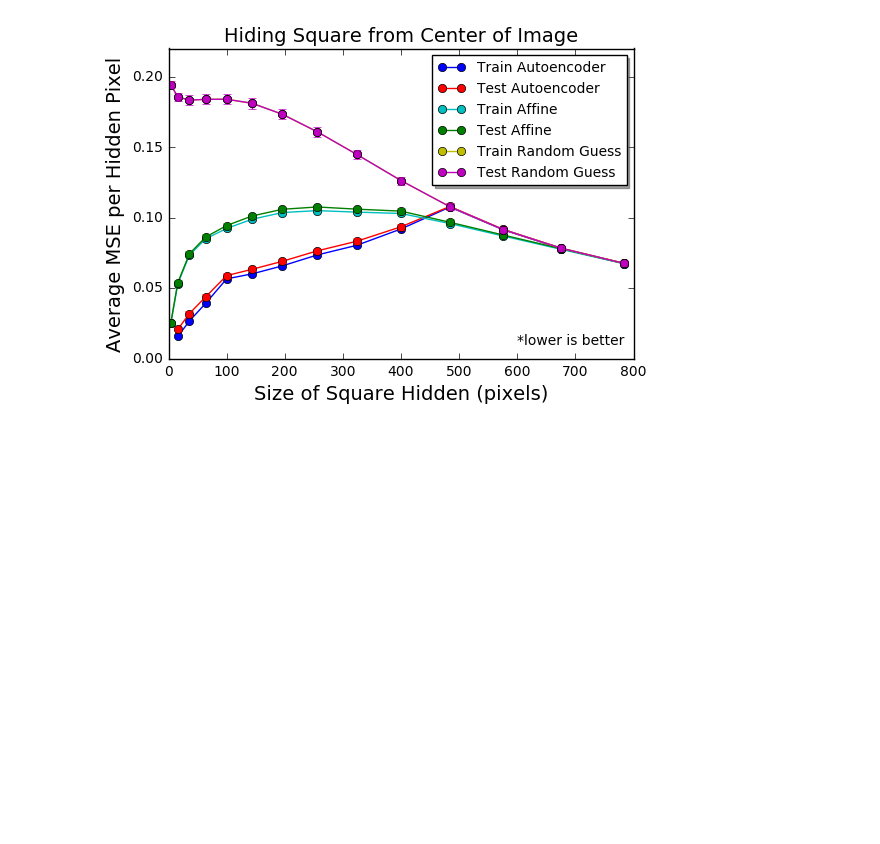
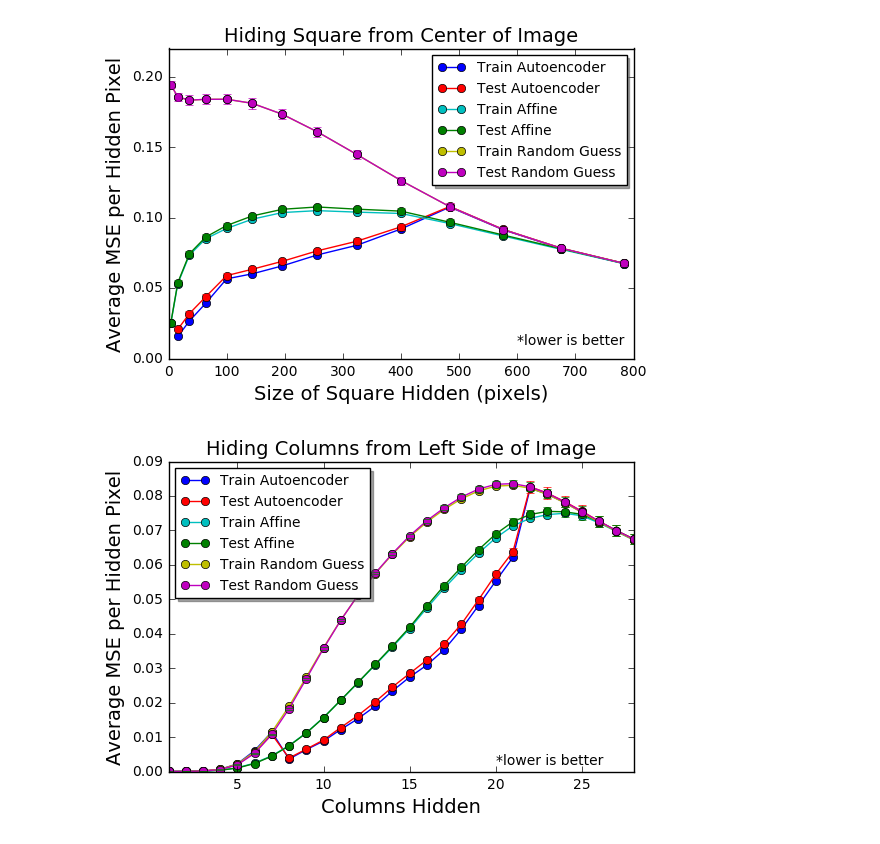
Before and after one commit to dxyang/Thesis, a Jupyter notebook: Fall16_Figures.ipynb, the cells around one changed output. Saved outputs shown, nothing was run; the diff lists cells and outputs as text; code cells hidden in the pictures; blank space fills up the shorter version.

```diff
--- a/Fall16_Figures.ipynb
+++ b/Fall16_Figures.ipynb
@@ -145,3 +145,15 @@ plt.xlabel("Size of Square Hidden (pixels)", fontsize=14)
 plt.show()
 # %% [output]
 [figure]
+# %%
+# going from left to right instead of right to left
+# this data is on the poster
+data_test_costs_columns_fromLeft = np.load('data_test_costs_ncols_fromLeft.npy')
+data_train_costs_columns_fromLeft = np.load('data_train_costs_ncols_fromLeft.npy')
+data_mses_testSplits_columns_fromLeft = np.load('data_mses_testSplits_ncols_fromLeft.npy')
+
+splitMeans_columns_fromLeft = np.zeros(28)
+splitStddev_columns_fromLeft = np.zeros(28)
+for i in range(28):
+    splitMeans_columns_fromLeft[i] = np.mean(data_mses_testSplits_columns_fromLeft[i])
+    splitStddev_columns_fromLeft[i] = np.std(data_mses_testSplits_columns_fromLeft[i])
@@ -147,0 +181,34 @@ plt.show()
+# %%
+# plot test accuracy
+fig, ax = plt.subplots()
+plt.figure(1)
+
+numColsIdxs = np.arange(1,29)
+
+plt.plot(numColsIdxs, data_train_costs_columns_fromLeft, '-o', c='b', label='Train Autoencoder')
+plt.plot(numColsIdxs, splitMeans_columns_fromLeft, '-o', c='r', label='Test Autoencoder')
+plt.errorbar(numColsIdxs, splitMeans_columns_fromLeft, yerr=splitStddev_columns_fromLeft, linestyle='', c='r')
+
+plt.plot(numColsIdxs, train_mmse_removecols_fromLeft, '-o', c='c', label='Train Affine')
+plt.plot(numColsIdxs, test_mmse_means_removecols_fromLeft, '-o', c='g', label='Test Affine')
+plt.errorbar(numColsIdxs, test_mmse_means_removecols_fromLeft, yerr=test_mmse_stddevs_removecols_fromLeft, linestyle='', c='g')
+
+plt.plot(numColsIdxs, train_mmse_avgImage_removecols_fromLeft, '-o', c='y', label='Train Random Guess')
+plt.plot(numColsIdxs, test_mmse_means_avgImage_removecols_fromLeft, '-o', c='m', label='Test Random Guess')
+plt.errorbar(numColsIdxs, test_mmse_means_avgImage_removecols_fromLeft, yerr=test_mmse_stddevs_removecols_fromLeft, linestyle='', c='g')
+
+legend = ax.legend(loc='best', shadow=True, fontsize=10)
+
+plt.autoscale(enable=True, axis='x', tight=True)
+plt.autoscale(enable=True, axis='y', tight=False)
+plt.ylim([0,0.09])
+
+ax.text(20, 0.002, '*lower is better', fontsize=10)
+
+plt.title("Hiding Columns from Left Side of Image", fontsize=14)
+plt.ylabel("Average MSE per Hidden Pixel", fontsize=14)
+plt.xlabel("Columns Hidden", fontsize=14)
+#plt.savefig('Fig_HideColumns_NewMSE.png')
+plt.show()
+# %% [output]
+[figure, added]
```
Also changed, not shown: parts of 1 cell of this notebook, 3 other files.
